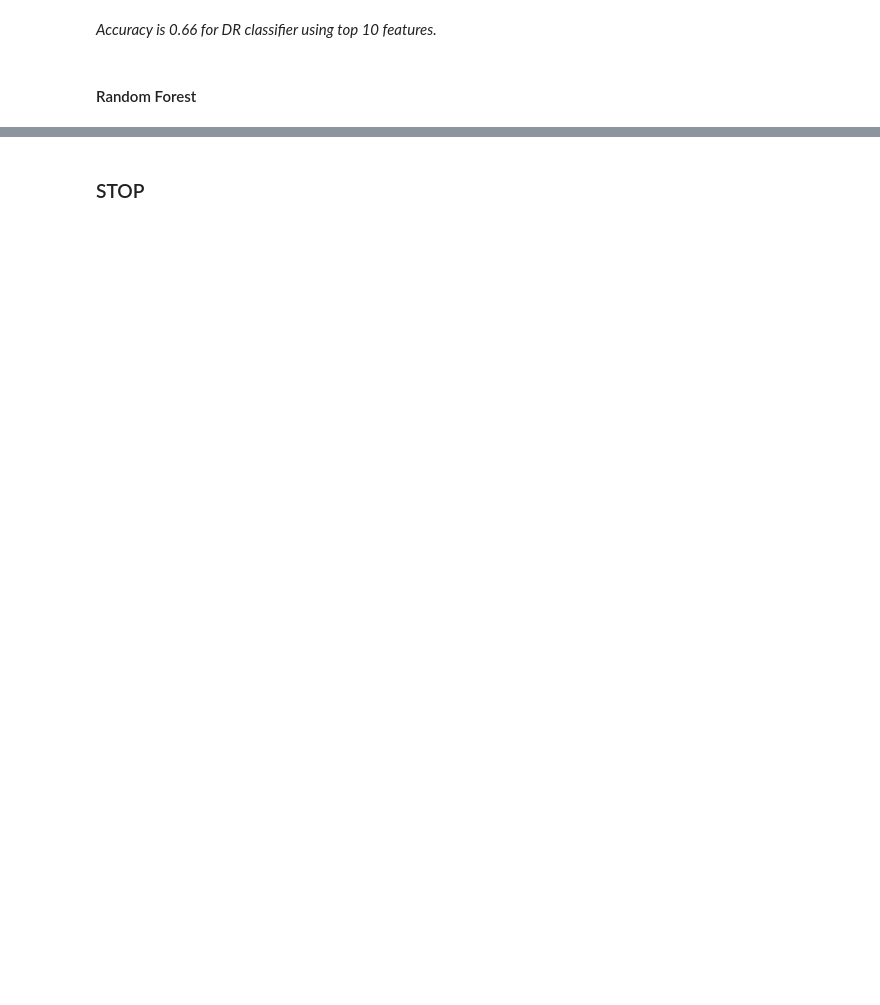
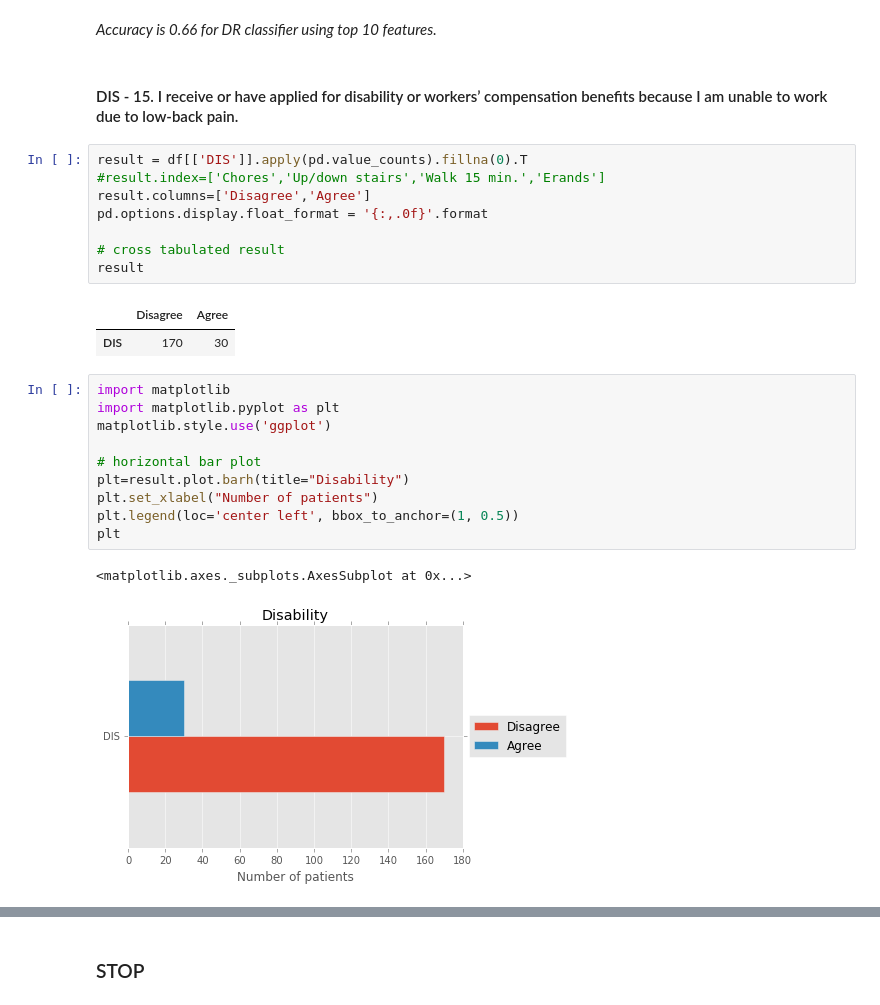
Before and after one commit to jayurbain/BackPain, a Jupyter notebook: Back Pain Data Analysis.ipynb, the cells around one changed output, grey strips where cells are left out. Cells and saved outputs as stored; diff of their text form; blank space fills up the shorter version.

```diff
--- a/Back Pain Data Analysis.ipynb
+++ b/Back Pain Data Analysis.ipynb
@@ -1147,4 +1151,28 @@ Mean accuracy using top 10 features: 0.65 (+/- 0.30)
 # %% [markdown]
 *Accuracy is 0.66 for DR classifier using top 10 features.*
-# %% [markdown]
-#### Random Forest
+# %% [markdown]
+#### DIS - 15. I receive or have applied for disability or workers’ compensation benefits because I am unable to work due to low-back pain.
+# %%
+result = df[['DIS']].apply(pd.value_counts).fillna(0).T
+#result.index=['Chores','Up/down stairs','Walk 15 min.','Erands']
+result.columns=['Disagree','Agree']
+pd.options.display.float_format = '{:,.0f}'.format
+
+# cross tabulated result
+result
+# %% [output]
+|  | Disagree | Agree |
+| DIS | 170 | 30 |
+# %%
+import matplotlib
+import matplotlib.pyplot as plt
+matplotlib.style.use('ggplot')
+
+# horizontal bar plot
+plt=result.plot.barh(title="Disability")
+plt.set_xlabel("Number of patients")
+plt.legend(loc='center left', bbox_to_anchor=(1, 0.5))
+plt
+# %% [output]
+<matplotlib.axes._subplots.AxesSubplot at 0x...>
+[figure, added]
```
Also changed, not shown: parts of 23 cells of this notebook.
